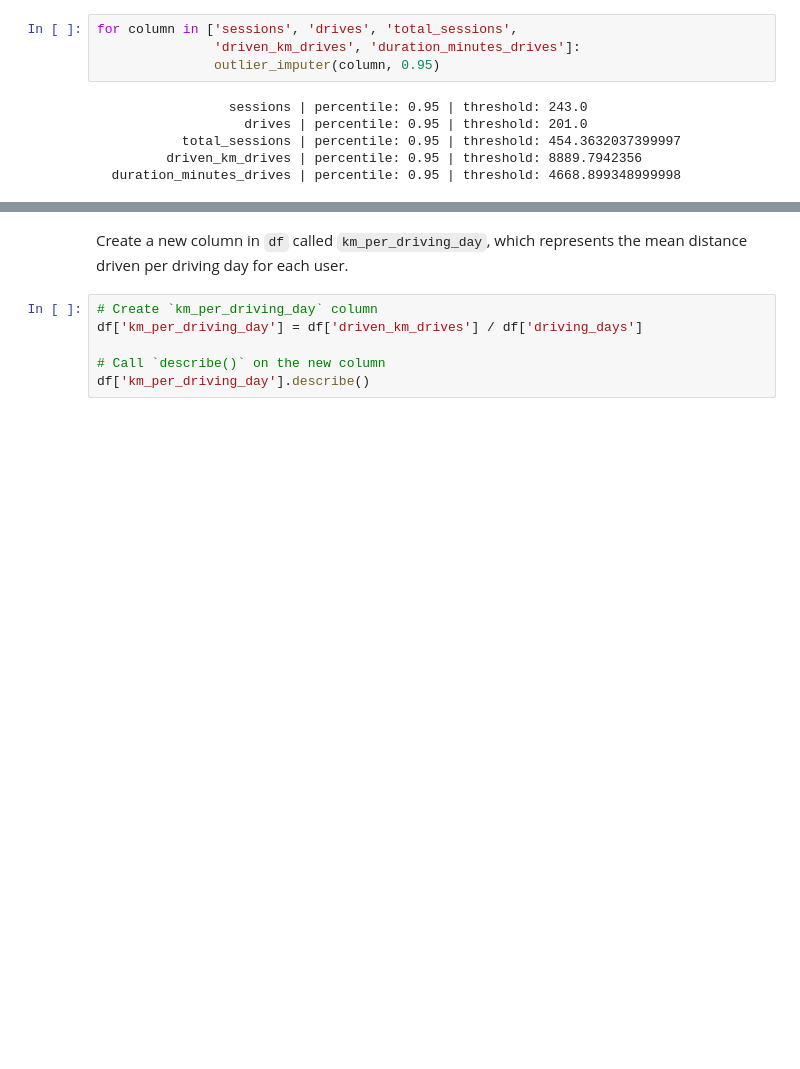
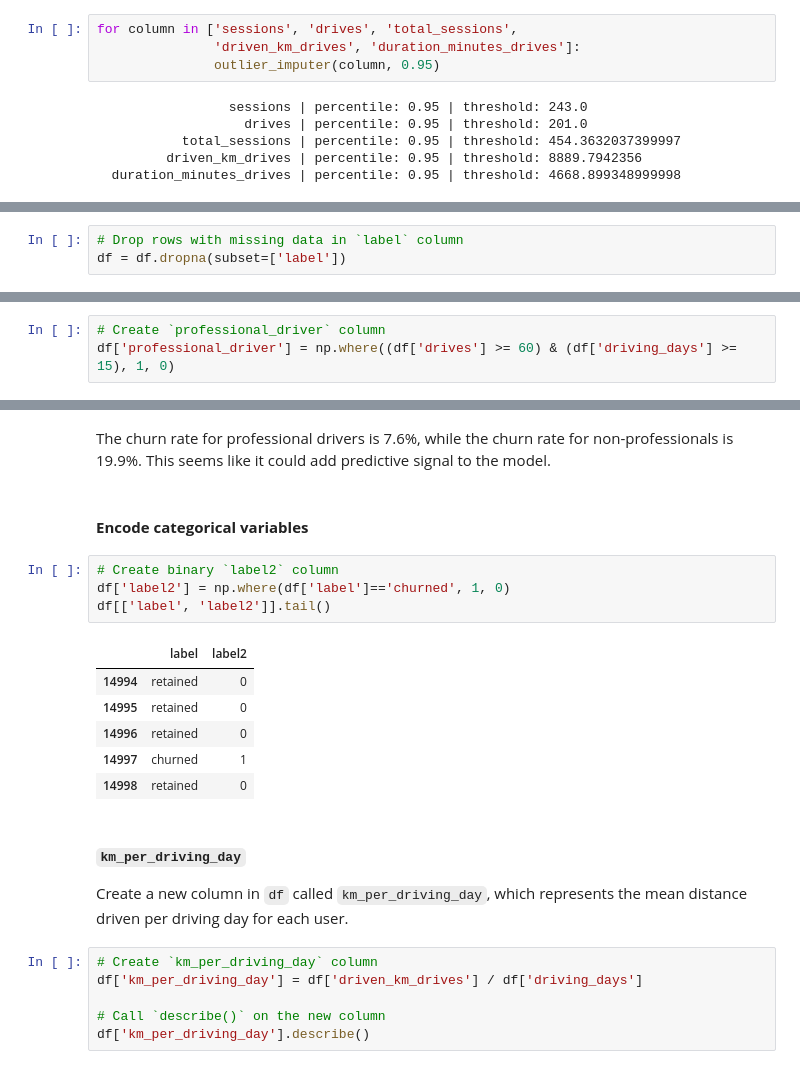
Before and after one commit to prabuddh-rai/Automatidata-Portfolio, a Jupyter notebook: Waze_Notebook.ipynb, the cells around one changed output, grey strips where cells are left out. Drawn from its saved outputs; the diff is of its cells as text; blank space fills up the shorter version.

```diff
--- a/Waze_Notebook.ipynb
+++ b/Waze_Notebook.ipynb
@@ -631 +642,4 @@ df.describe()
+# %%
+# Drop rows with missing data in `label` column
+df = df.dropna(subset=['label'])
 # %% [markdown]
@@ -632,0 +653,3 @@ df.describe()
+# %%
+# Create `professional_driver` column
+df['professional_driver'] = np.where((df['drives'] >= 60) & (df['driving_days'] >= 15), 1, 0)
@@ -633,5 +673,21 @@ df.describe()
+# %% [markdown]
+The churn rate for professional drivers is 7.6%, while the churn rate for non-professionals is 19.9%. This seems like it could add predictive signal to the model.
+# %% [markdown]
+#### **Encode categorical variables**
+# %%
+# Create binary `label2` column
+df['label2'] = np.where(df['label']=='churned', 1, 0)
+df[['label', 'label2']].tail()
+# %% [output]
+|  | label | label2 |
+| 14994 | retained | 0 |
+| 14995 | retained | 0 |
+| 14996 | retained | 0 |
+| 14997 | churned | 1 |
+| 14998 | retained | 0 |
 # %% [markdown]
- Create a new column in `df` called `km_per_driving_day`, which represents the mean distance driven per driving day for each user.
+#### **`km_per_driving_day`**
+Create a new column in `df` called `km_per_driving_day`, which represents the mean distance driven per driving day for each user.
 # %%
 # Create `km_per_driving_day` column
 df['km_per_driving_day'] = df['driven_km_drives'] / df['driving_days']
```
Also changed, not shown: parts of 9 cells of this notebook.
